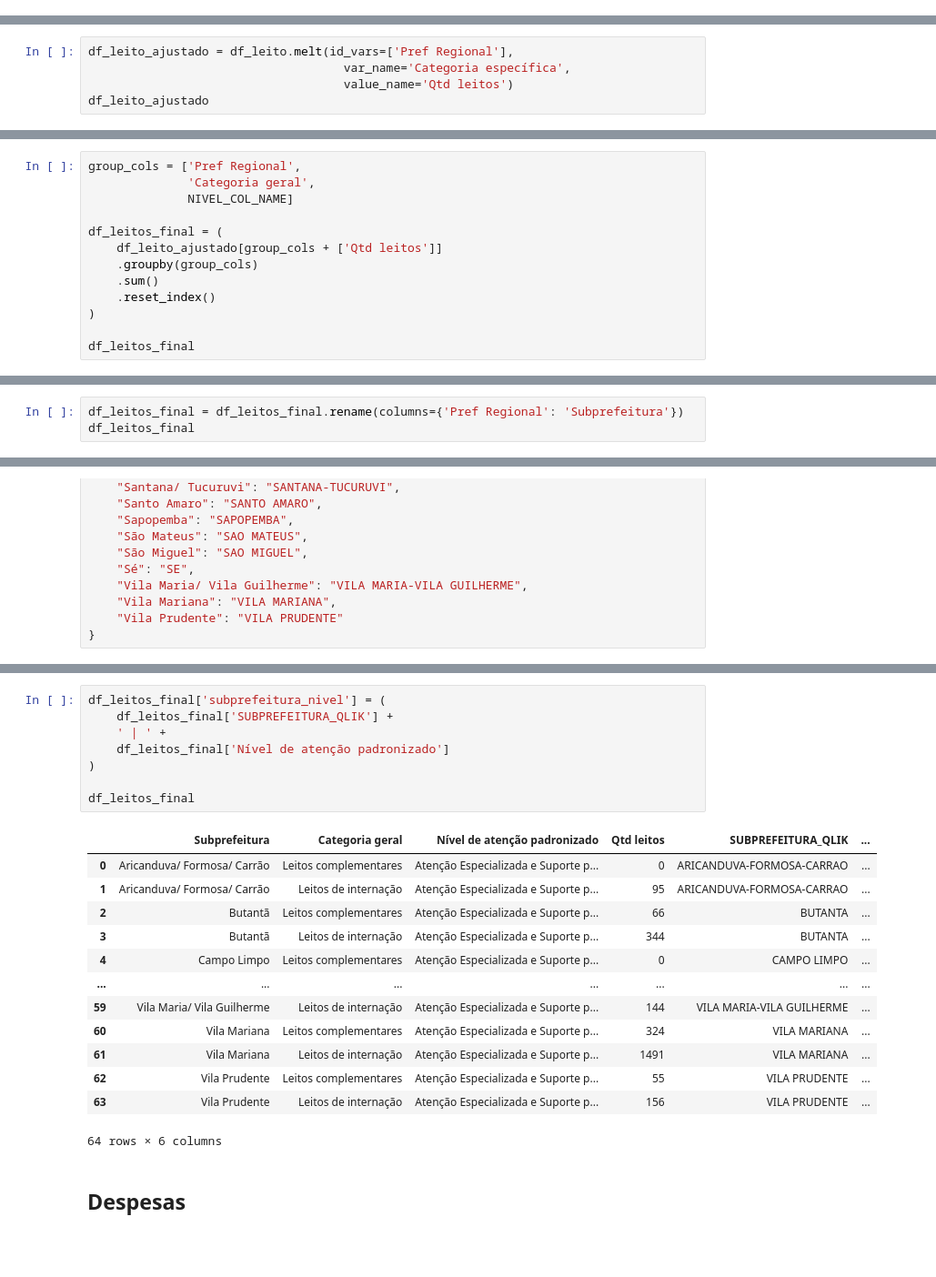
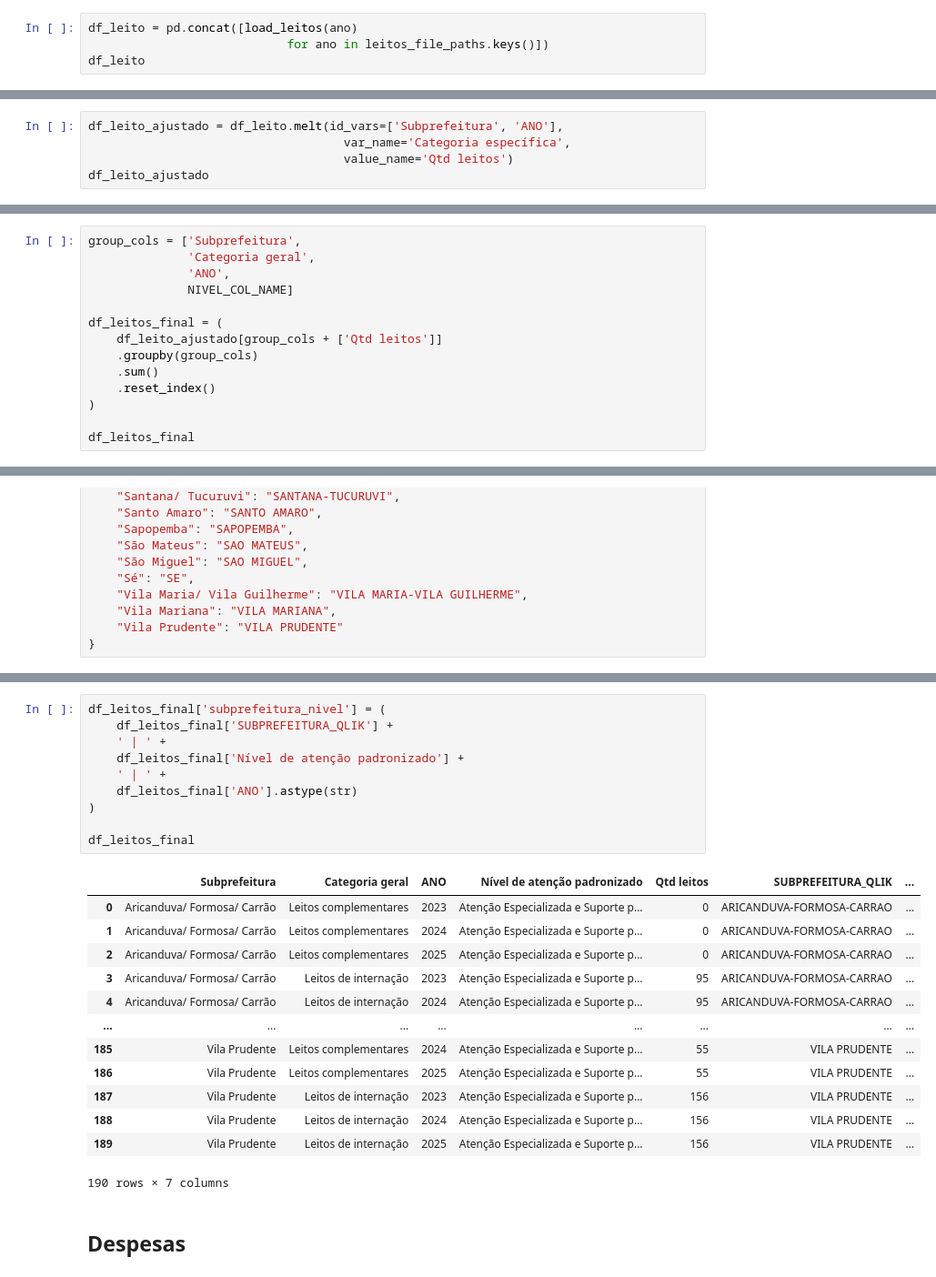
Before and after one commit to ObservatorioPoliticasTCM/datasp-dados, a Jupyter notebook: rendered_notebooks/saude/saude.ipynb, the cells around one changed output, grey strips where cells are left out. Shown at 91% size. Saved outputs shown, nothing was run; the diff lists cells and outputs as text; blank space fills up the shorter version.

Commit message:
109 saude atualizar arquivos de leitos (#116)
* Algoritmo atualizado para vários períodos

* Adicionados dados de 2025

* Ano adicionado à chave composta

* Adicionados dados de 2024

```diff
--- a/rendered_notebooks/saude/saude.ipynb
+++ b/rendered_notebooks/saude/saude.ipynb
@@ -280,0 +253,4 @@ df_leito
+# %%
+df_leito = pd.concat([load_leitos(ano)
+                            for ano in leitos_file_paths.keys()])
+df_leito
@@ -303,7 +291,7 @@ df_leito
 # %% [markdown]
 Em seguida, "despivotamos" a tabela.
 # %%
-df_leito_ajustado = df_leito.melt(id_vars=['Pref Regional'],
+df_leito_ajustado = df_leito.melt(id_vars=['Subprefeitura', 'ANO'],
                                     var_name='Categoria específica',
                                     value_name='Qtd leitos')
 df_leito_ajustado
@@ -854,6 +844,7 @@ df_leito_ajustado
 # %%
-group_cols = ['Pref Regional',
+group_cols = ['Subprefeitura',
               'Categoria geral',
+              'ANO',
               NIVEL_COL_NAME]
 
 df_leitos_final = (
@@ -881,3 +871,0 @@ df_leitos_final
-# %%
-df_leitos_final = df_leitos_final.rename(columns={'Pref Regional': 'Subprefeitura'})
-df_leitos_final
@@ -953,25 +927,27 @@ df_leitos_final
 # %%
 df_leitos_final['subprefeitura_nivel'] = (
     df_leitos_final['SUBPREFEITURA_QLIK'] +
     ' | ' +
-    df_leitos_final['Nível de atenção padronizado']
+    df_leitos_final['Nível de atenção padronizado'] +
+    ' | ' +
+    df_leitos_final['ANO'].astype(str)
 )
 
 df_leitos_final
 # %% [output]
-|  | Subprefeitura | Categoria geral | Nível de atenção padronizado | Qtd leitos | SUBPREFEITURA_QLIK | ... |
-| 0 | Aricanduva/ Formosa/ Carrão | Leitos complementares | Atenção Especializada e Suporte p... | 0 | ARICANDUVA-FORMOSA-CARRAO | ... |
-| 1 | Aricanduva/ Formosa/ Carrão | Leitos de internação | Atenção Especializada e Suporte p... | 95 | ARICANDUVA-FORMOSA-CARRAO | ... |
-| 2 | Butantã | Leitos complementares | Atenção Especializada e Suporte p... | 66 | BUTANTA | ... |
-| 3 | Butantã | Leitos de internação | Atenção Especializada e Suporte p... | 344 | BUTANTA | ... |
-| 4 | Campo Limpo | Leitos complementares | Atenção Especializada e Suporte p... | 0 | CAMPO LIMPO | ... |
-| ... | ... | ... | ... | ... | ... | ... |
-| 59 | Vila Maria/ Vila Guilherme | Leitos de internação | Atenção Especializada e Suporte p... | 144 | VILA MARIA-VILA GUILHERME | ... |
-| 60 | Vila Mariana | Leitos complementares | Atenção Especializada e Suporte p... | 324 | VILA MARIANA | ... |
-| 61 | Vila Mariana | Leitos de internação | Atenção Especializada e Suporte p... | 1491 | VILA MARIANA | ... |
-| 62 | Vila Prudente | Leitos complementares | Atenção Especializada e Suporte p... | 55 | VILA PRUDENTE | ... |
-| 63 | Vila Prudente | Leitos de internação | Atenção Especializada e Suporte p... | 156 | VILA PRUDENTE | ... |
+|  | Subprefeitura | Categoria geral | ANO | Nível de atenção padronizado | Qtd leitos | SUBPREFEITURA_QLIK | ... |
+| 0 | Aricanduva/ Formosa/ Carrão | Leitos complementares | 2023 | Atenção Especializada e Suporte p... | 0 | ARICANDUVA-FORMOSA-CARRAO | ... |
+| 1 | Aricanduva/ Formosa/ Carrão | Leitos complementares | 2024 | Atenção Especializada e Suporte p... | 0 | ARICANDUVA-FORMOSA-CARRAO | ... |
+| 2 | Aricanduva/ Formosa/ Carrão | Leitos complementares | 2025 | Atenção Especializada e Suporte p... | 0 | ARICANDUVA-FORMOSA-CARRAO | ... |
+| 3 | Aricanduva/ Formosa/ Carrão | Leitos de internação | 2023 | Atenção Especializada e Suporte p... | 95 | ARICANDUVA-FORMOSA-CARRAO | ... |
+| 4 | Aricanduva/ Formosa/ Carrão | Leitos de internação | 2024 | Atenção Especializada e Suporte p... | 95 | ARICANDUVA-FORMOSA-CARRAO | ... |
+| ... | ... | ... | ... | ... | ... | ... | ... |
+| 185 | Vila Prudente | Leitos complementares | 2024 | Atenção Especializada e Suporte p... | 55 | VILA PRUDENTE | ... |
+| 186 | Vila Prudente | Leitos complementares | 2025 | Atenção Especializada e Suporte p... | 55 | VILA PRUDENTE | ... |
+| 187 | Vila Prudente | Leitos de internação | 2023 | Atenção Especializada e Suporte p... | 156 | VILA PRUDENTE | ... |
+| 188 | Vila Prudente | Leitos de internação | 2024 | Atenção Especializada e Suporte p... | 156 | VILA PRUDENTE | ... |
+| 189 | Vila Prudente | Leitos de internação | 2025 | Atenção Especializada e Suporte p... | 156 | VILA PRUDENTE | ... |
-64 rows × 6 columns
+190 rows × 7 columns
 # %% [markdown]
 ## Despesas
 # %% [markdown]
```
Also changed, not shown: parts of 52 cells of this notebook, 3 other files.
